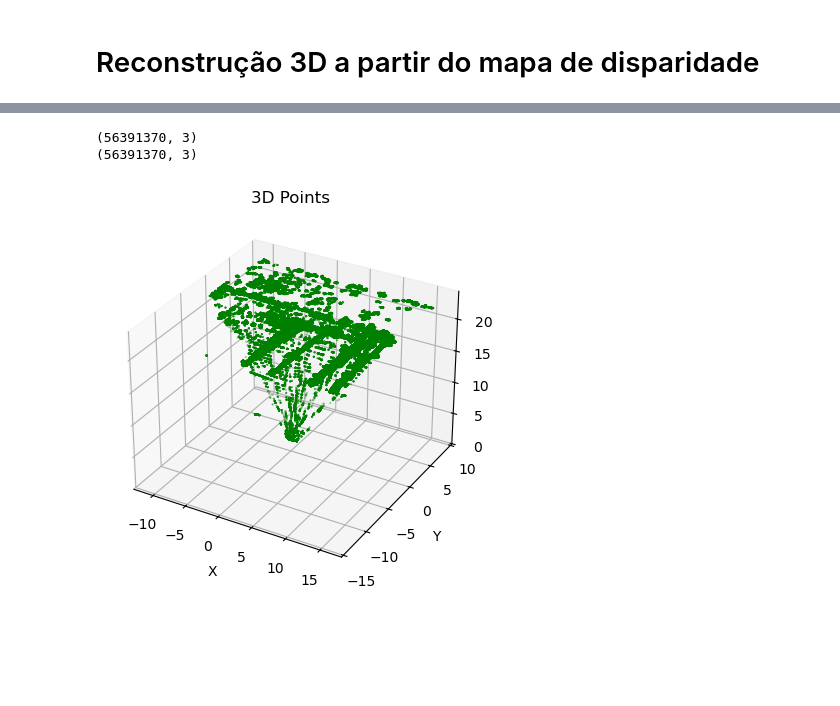
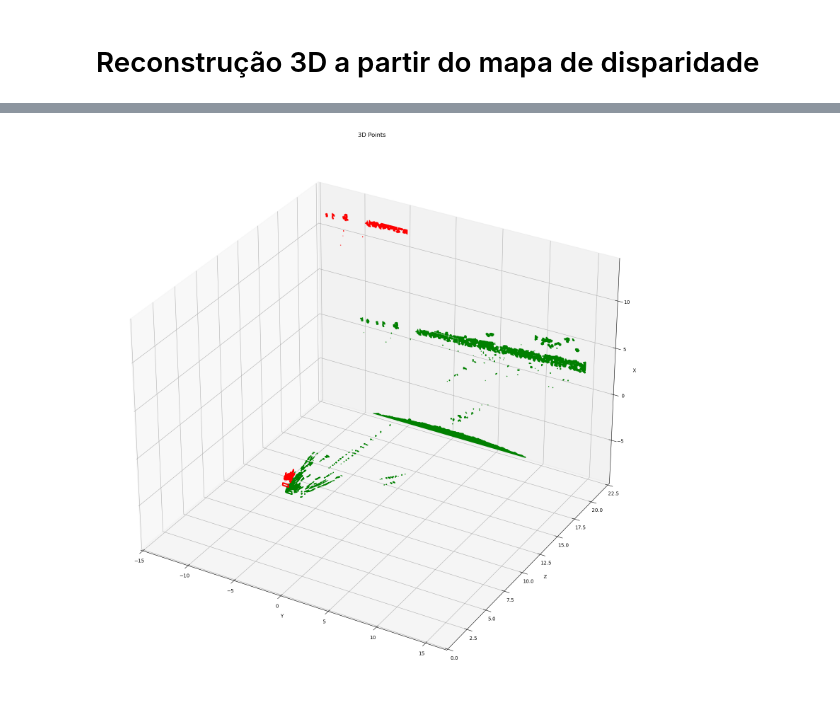
Before and after one commit to henriqueguanais/visao_robotica, a Jupyter notebook: atividades/atividade_09.ipynb, the cells around one changed output, grey strips where cells are left out. Cells and saved outputs as stored; diff of their text form; code cells hidden in the pictures; blank space fills up the shorter version.

```diff
--- a/atividades/atividade_09.ipynb
+++ b/atividades/atividade_09.ipynb
@@ -159,25 +181,15 @@ for disparity_map in depth_maps:
-# %%
-# Converter para numpy arrays
-points = np.vstack(points)  # Unir todas as listas em uma matriz 2D
-map_colors = np.vstack(map_colors)  # Unir todas as listas de cores em uma matriz 2D
-print(points.shape)
-print(map_colors.shape)
-
-# Generate point cloud
-output_file = 'point_cloud1.ply'
-create_output(points, map_colors, output_file)
-# %% [output]
-(56391370, 3)
-(56391370, 3)
 # %%
-fig = plt.figure()
-ax = fig.add_subplot(111, projection='3d')
 
-ax.scatter(points[:, 0], points[:, 1], points[:, 2], marker='.', s=1, c='g')
+# Plot the 3D points
+fig = plt.figure(figsize=(20, 20))
+ax = fig.add_subplot(projection='3d')
+
+ax.scatter(output_points[:, 0], output_points[:, 2], -output_points[:, 1], s=1, c='g')
+ax.scatter(roi_points[:, 0], roi_points[:, 2], -roi_points[:, 1], s=1, c='r')
 plt.title('3D Points')
-ax.set_xlabel('X')
-ax.set_ylabel('Y')
-ax.set_zlabel('Z')
+ax.set_xlabel('Y')
+ax.set_ylabel('Z')
+ax.set_zlabel('X')
 plt.show()
 # %% [output]
-[figure, old version]
+[figure, new version]
```
Also changed, not shown: parts of 4 cells of this notebook, 3 other files.
